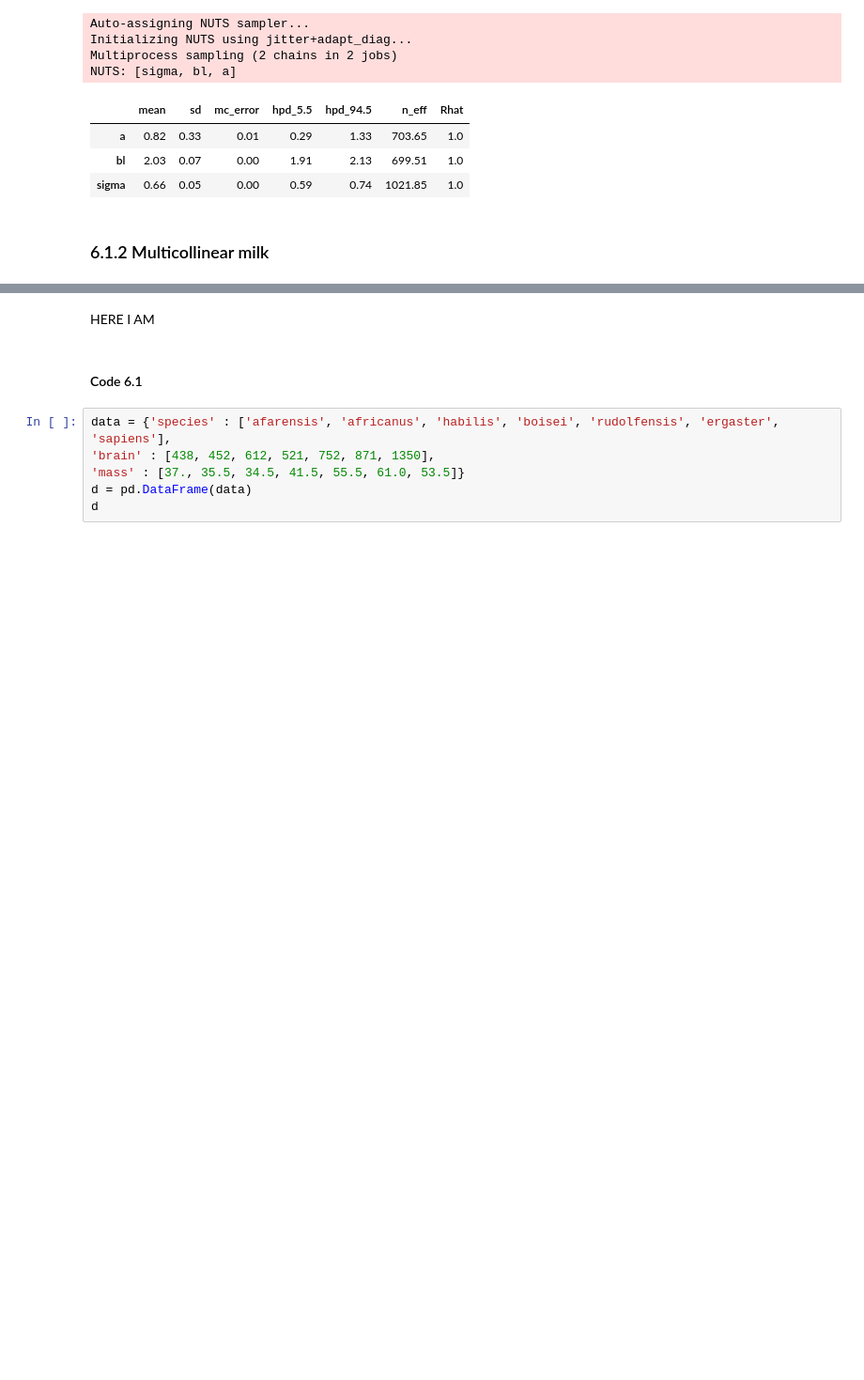
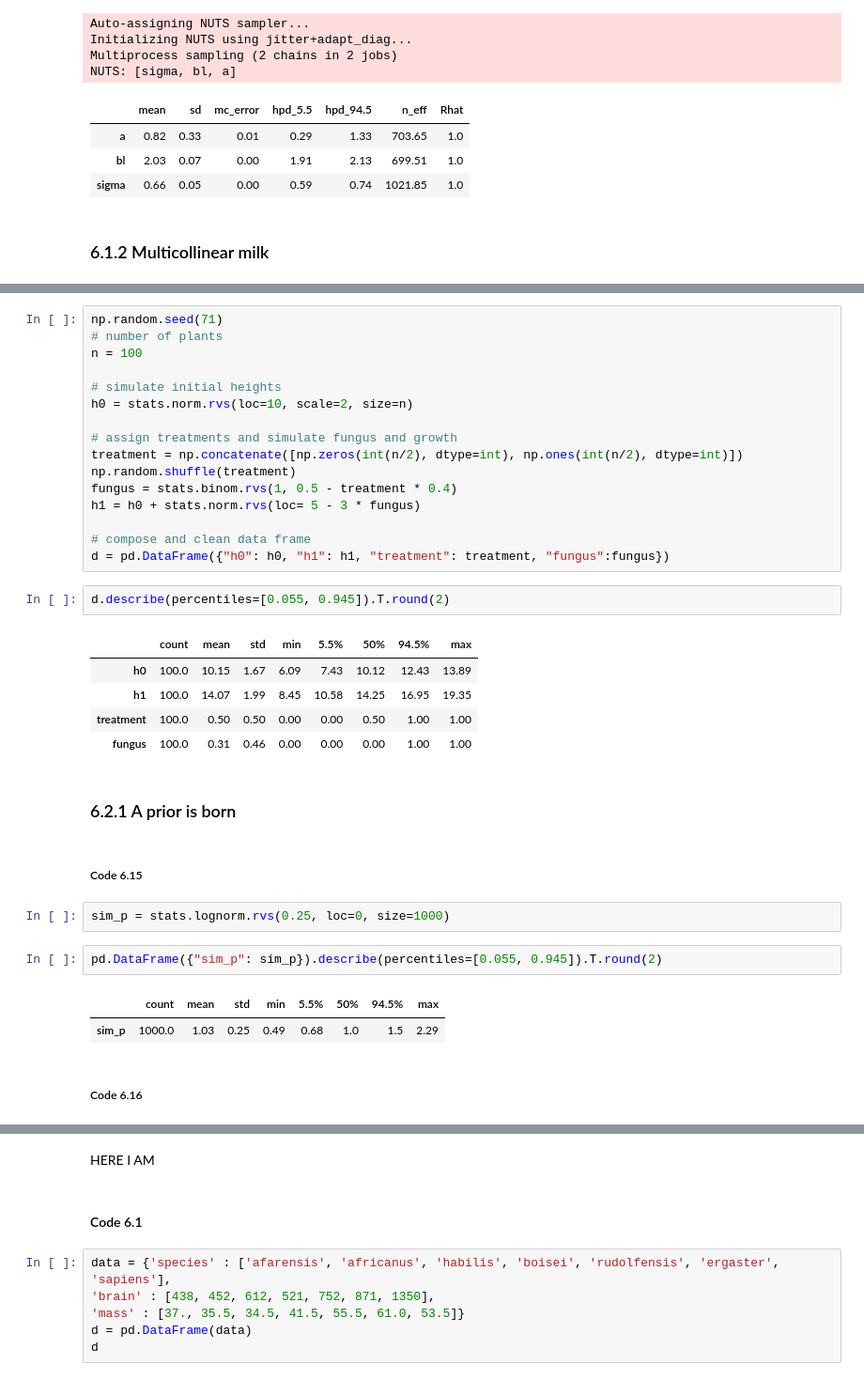
Before and after one commit to baheredia/resources, a Jupyter notebook: Rethinking/Chp_06.ipynb, the cells around one changed output, grey strips where cells are left out. Shown: that part at 94% size. Saved outputs shown, nothing was run; the diff lists cells and outputs as text; blank space fills up the shorter version.

```diff
--- a/Rethinking/Chp_06.ipynb
+++ b/Rethinking/Chp_06.ipynb
@@ -133,0 +239,37 @@ NUTS: [sigma, bl, a]
+# %%
+np.random.seed(71)
+# number of plants
+n = 100
+
+# simulate initial heights
+h0 = stats.norm.rvs(loc=10, scale=2, size=n)
+
+# assign treatments and simulate fungus and growth
+treatment = np.concatenate([np.zeros(int(n/2), dtype=int), np.ones(int(n/2), dtype=int)])
+np.random.shuffle(treatment)
+fungus = stats.binom.rvs(1, 0.5 - treatment * 0.4)
+h1 = h0 + stats.norm.rvs(loc= 5 - 3 * fungus)
+
+# compose and clean data frame
+d = pd.DataFrame({"h0": h0, "h1": h1, "treatment": treatment, "fungus":fungus})
+# %%
+d.describe(percentiles=[0.055, 0.945]).T.round(2)
+# %% [output]
+|  | count | mean | std | min | 5.5% | 50% | 94.5% | max |
+| h0 | 100.0 | 10.15 | 1.67 | 6.09 | 7.43 | 10.12 | 12.43 | 13.89 |
+| h1 | 100.0 | 14.07 | 1.99 | 8.45 | 10.58 | 14.25 | 16.95 | 19.35 |
+| treatment | 100.0 | 0.50 | 0.50 | 0.00 | 0.00 | 0.50 | 1.00 | 1.00 |
+| fungus | 100.0 | 0.31 | 0.46 | 0.00 | 0.00 | 0.00 | 1.00 | 1.00 |
+# %% [markdown]
+### 6.2.1 A prior is born
+# %% [markdown]
+##### Code 6.15
+# %%
+sim_p = stats.lognorm.rvs(0.25, loc=0, size=1000)
+# %%
+pd.DataFrame({"sim_p": sim_p}).describe(percentiles=[0.055, 0.945]).T.round(2)
+# %% [output]
+|  | count | mean | std | min | 5.5% | 50% | 94.5% | max |
+| sim_p | 1000.0 | 1.03 | 0.25 | 0.49 | 0.68 | 1.0 | 1.5 | 2.29 |
+# %% [markdown]
+##### Code 6.16
```
Also changed, not shown: parts of 31 cells of this notebook, 1 other file.
